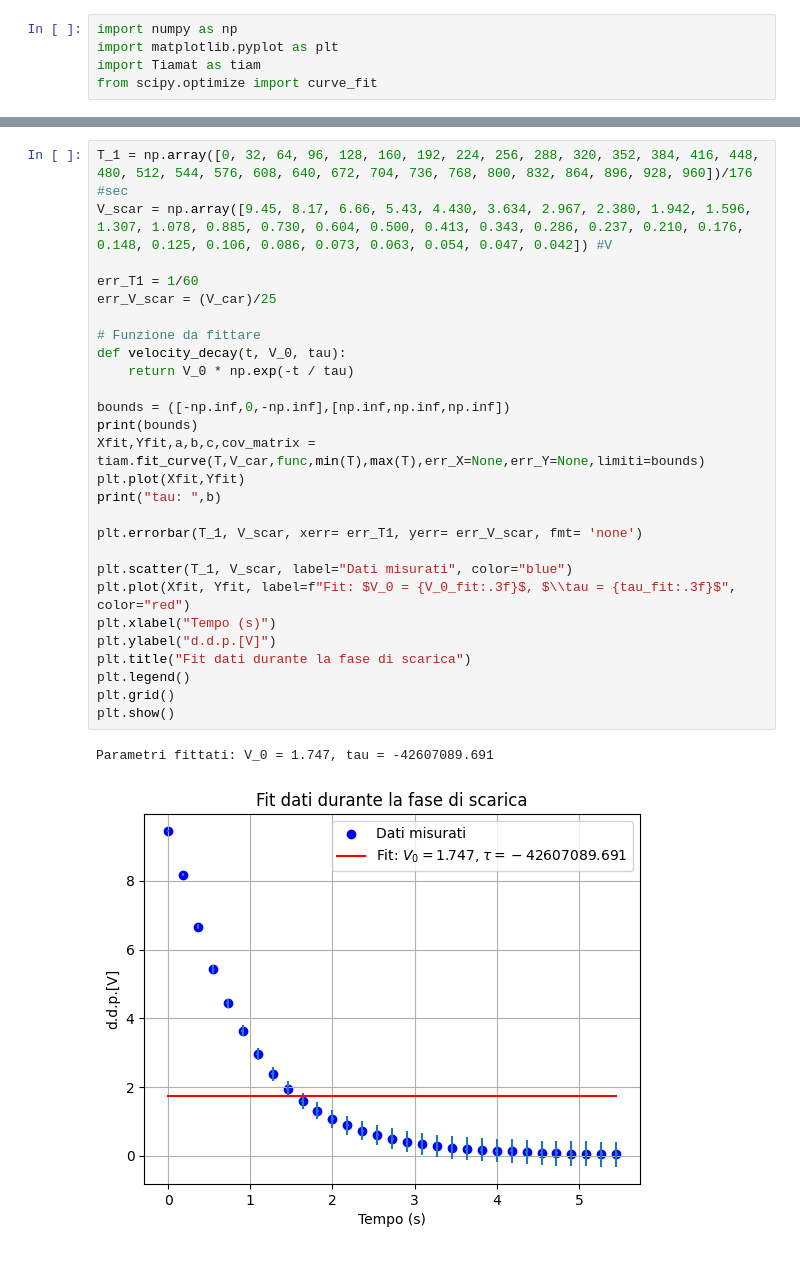
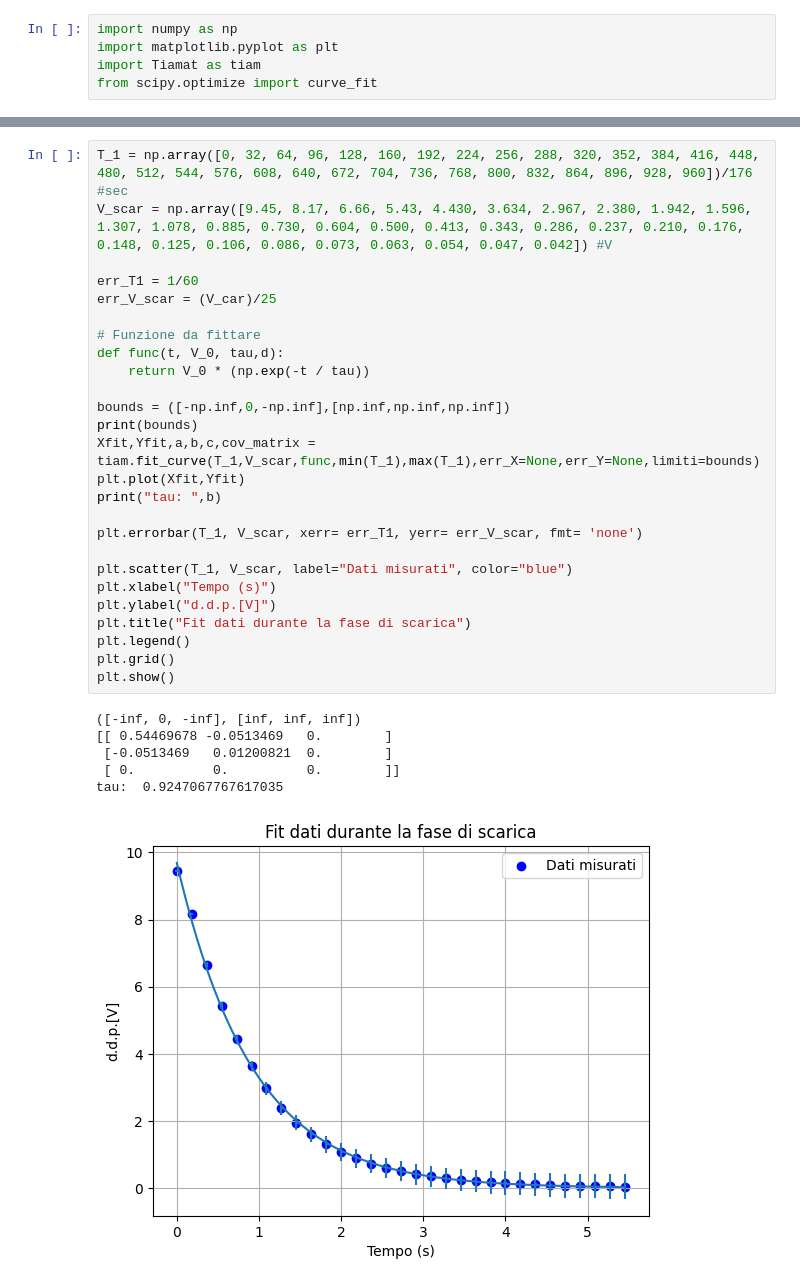
Before and after one commit to Holeryn/lab2scripts, a Jupyter notebook: 5Esperienza (1).ipynb, the cells around one changed output, grey strips where cells are left out. Cells and saved outputs as stored; diff of their text form.

```diff
--- a/5Esperienza (1).ipynb
+++ b/5Esperienza (1).ipynb
@@ -46,31 +45,34 @@ tau:  0.8625289758614857
 # %%
 T_1 = np.array([0, 32, 64, 96, 128, 160, 192, 224, 256, 288, 320, 352, 384, 416, 448, 480, 512, 544, 576, 608, 640, 672, 704, 736, 768, 800, 832, 864, 896, 928, 960])/176 #sec
 V_scar = np.array([9.45, 8.17, 6.66, 5.43, 4.430, 3.634, 2.967, 2.380, 1.942, 1.596, 1.307, 1.078, 0.885, 0.730, 0.604, 0.500, 0.413, 0.343, 0.286, 0.237, 0.210, 0.176, 0.148, 0.125, 0.106, 0.086, 0.073, 0.063, 0.054, 0.047, 0.042]) #V
 
 err_T1 = 1/60
 err_V_scar = (V_car)/25
 
 # Funzione da fittare
-def velocity_decay(t, V_0, tau):
-    return V_0 * np.exp(-t / tau)
+def func(t, V_0, tau,d):
+    return V_0 * (np.exp(-t / tau))
 
 bounds = ([-np.inf,0,-np.inf],[np.inf,np.inf,np.inf])
 print(bounds)
-Xfit,Yfit,a,b,c,cov_matrix = tiam.fit_curve(T,V_car,func,min(T),max(T),err_X=None,err_Y=None,limiti=bounds)
+Xfit,Yfit,a,b,c,cov_matrix = tiam.fit_curve(T_1,V_scar,func,min(T_1),max(T_1),err_X=None,err_Y=None,limiti=bounds)
 plt.plot(Xfit,Yfit)
 print("tau: ",b)
 
 plt.errorbar(T_1, V_scar, xerr= err_T1, yerr= err_V_scar, fmt= 'none')
 
 plt.scatter(T_1, V_scar, label="Dati misurati", color="blue")
-plt.plot(Xfit, Yfit, label=f"Fit: $V_0 = {V_0_fit:.3f}$, $\\tau = {tau_fit:.3f}$", color="red")
 plt.xlabel("Tempo (s)")
 plt.ylabel("d.d.p.[V]")
 plt.title("Fit dati durante la fase di scarica")
 plt.legend()
 plt.grid()
 plt.show()
 # %% [output]
-Parametri fittati: V_0 = 1.747, tau = -42607089.691
+([-inf, 0, -inf], [inf, inf, inf])
+[[ 0.54469678 -0.0513469   0.        ]
+ [-0.0513469   0.01200821  0.        ]
+ [ 0.          0.          0.        ]]
+tau:  0.9247067767617035
-[figure, old version]
+[figure, new version]
 # %%
```
Also changed, not shown: parts of 4 cells of this notebook, 10 other files.
